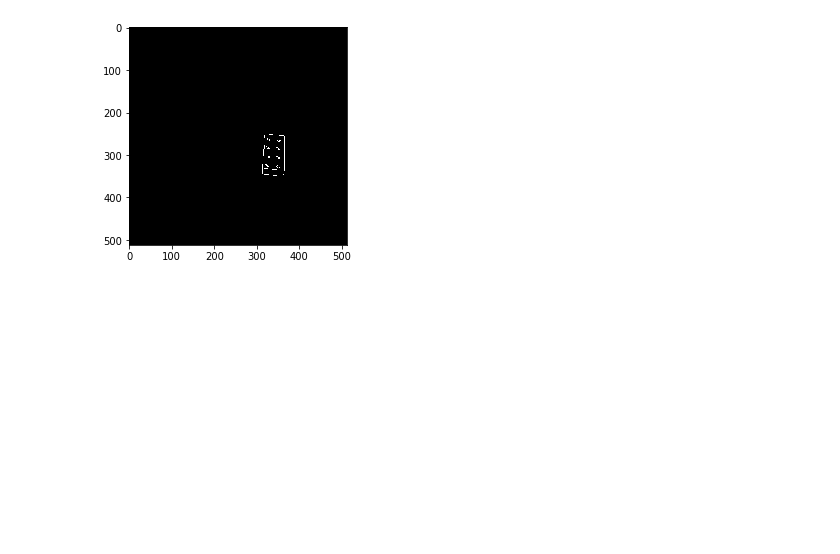
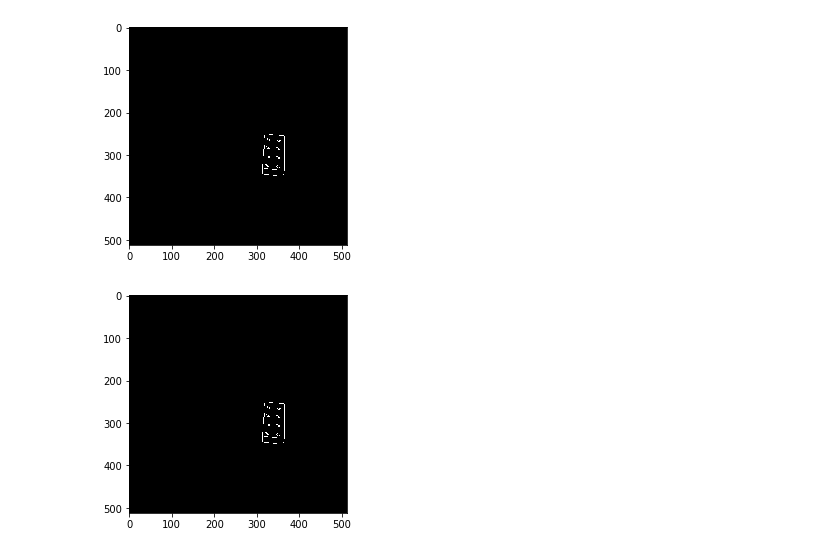
Before and after one commit to WHSnyder/Brickthrough, a Jupyter notebook: pose_est/posenotebook.ipynb, the cells around one changed output. Saved outputs shown, nothing was run; the diff lists cells and outputs as text; code cells hidden in the pictures; blank space fills up the shorter version.

```diff
--- a/pose_est/posenotebook.ipynb
+++ b/pose_est/posenotebook.ipynb
@@ -1,3 +1,59 @@
+# %%
+import numpy as np
+import cv2
+from matplotlib import pyplot as plt
+import sys
+import math
+import json
+import re
+
+hf = "/home"
+
+sys.path.append(hf+"/will/projects/legoproj")
+
+import utils.feature_utils as fu
+import utils.cv_utils as cvu
+
+
+%matplotlib inline
+
+fu.dim = 512
+
+expr = re.compile("([-]?[0-9]*\.[0-9]{4})")
+
+
+datadir = hf+"/will/Desktop/brick_oneofeach/"
+img0 = cv2.imread('wing2.png',0)
+img = cv2.imread(datadir + '2_brick_a.png')
+
+
+gray = cv2.cvtColor(img,cv2.COLOR_BGR2GRAY)
+gray = cv2.bilateralFilter(gray, 11, 17, 17)
+
+
+edged = cv2.Canny(gray, 30, 200)
+'''
+cv2.imshow('Edges', edged)
+if cv2.waitKey(0) & 0xff == 27:
+   cv2.destroyAllWindows()
+'''
+plt.imshow(edged,cmap='gray')
+plt.show()
+
+kernel = np.ones((2,2), np.uint8)
+edged = cv2.dilate(edged, kernel, iterations=2)
+
+
+#cv2.imshow('Dilated', edged)
+
+'''
+if cv2.waitKey(0) & 0xff == 27:
+   cv2.destroyAllWindows()
+'''
+
+contours, hierarchy = cv2.findContours(edged, cv2.RETR_LIST, cv2.CHAIN_APPROX_SIMPLE)
+# %% [output]
+[figure, added]
 # %%
 import numpy as np
 import cv2
```
Also changed, not shown: parts of 20 cells of this notebook, 1 other file.
